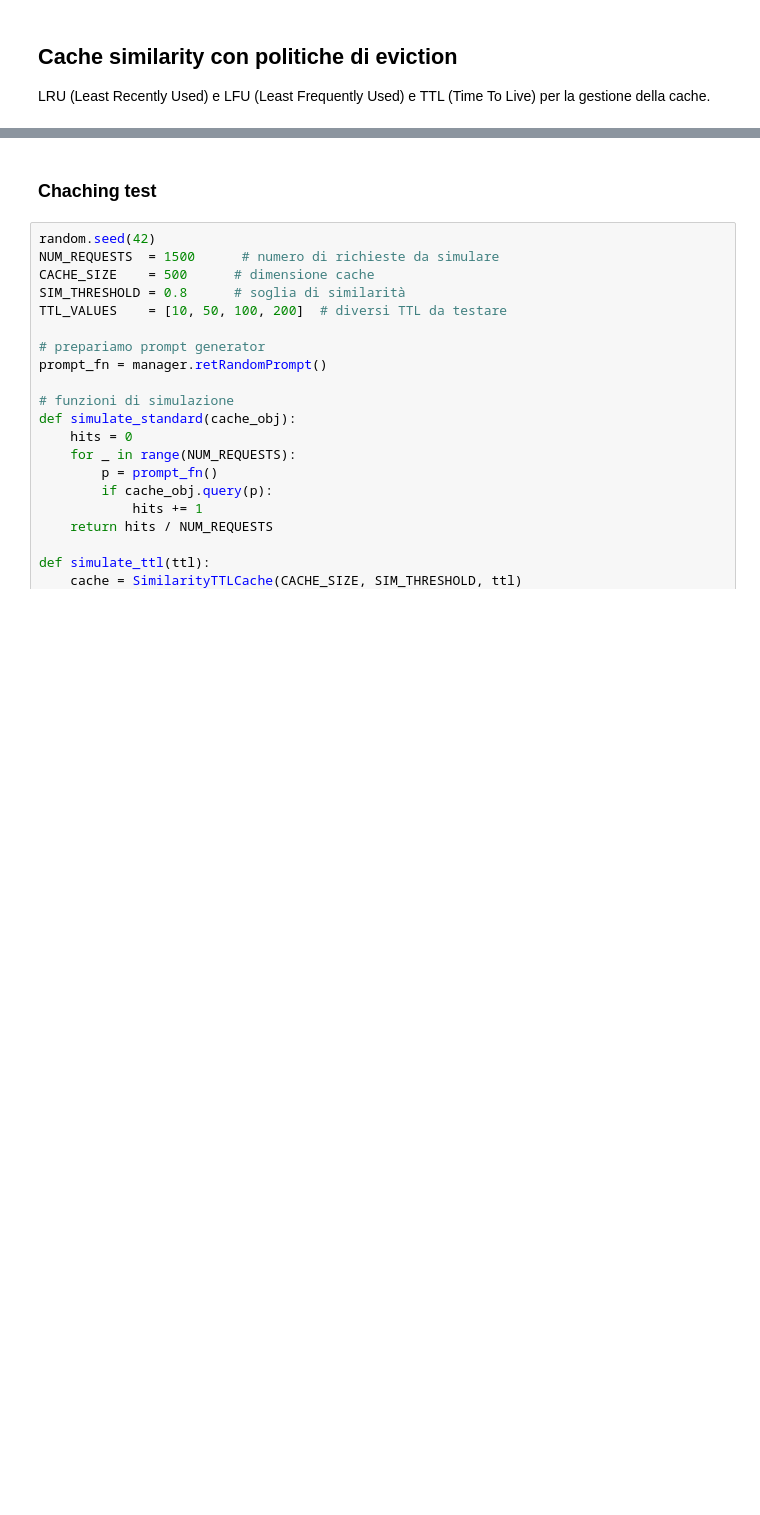
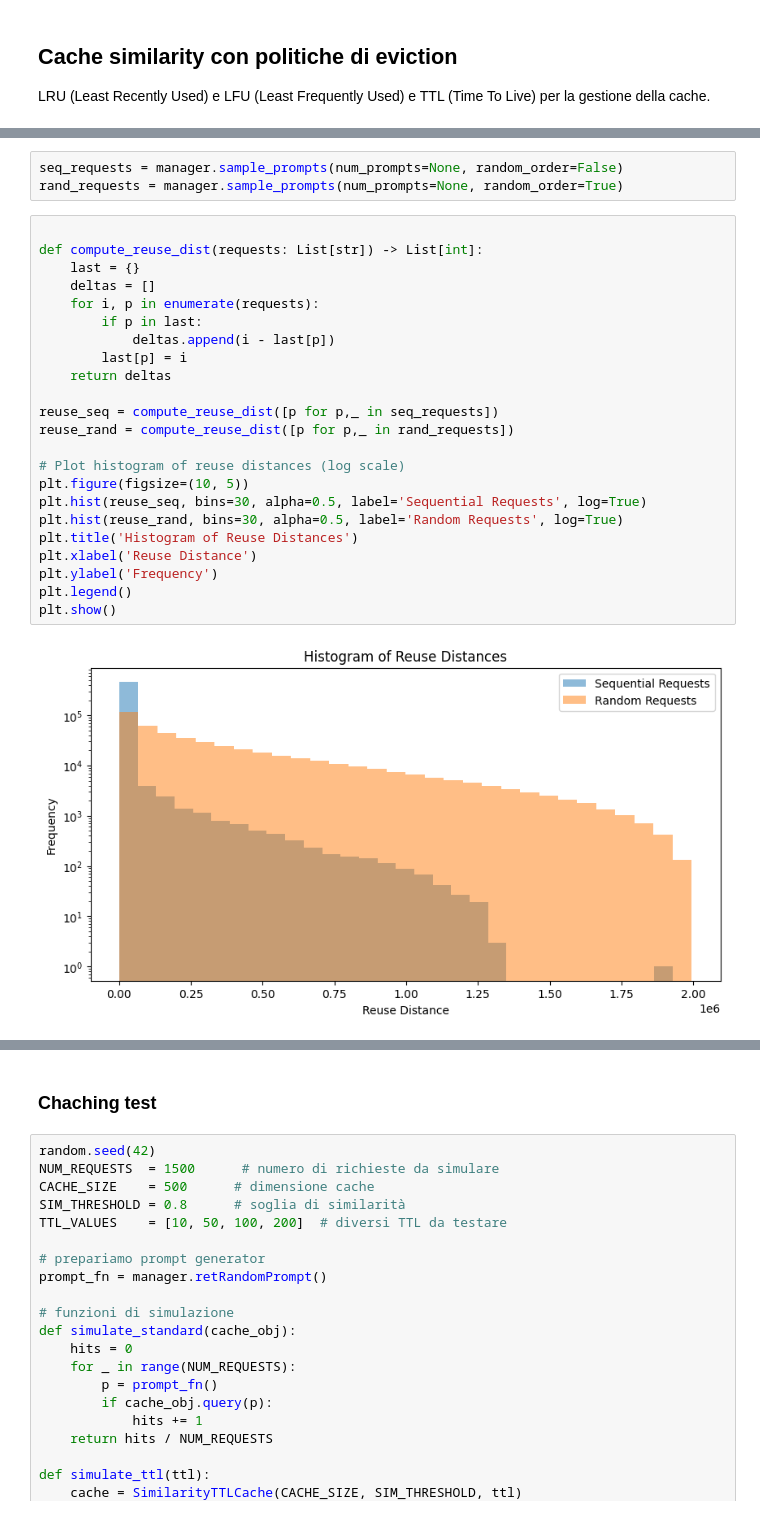
Before and after one commit to PtrTella/Inria, a Jupyter notebook: Code/OptimizedCache.ipynb, the cells around one changed output, grey strips where cells are left out. Cells and saved outputs as stored; diff of their text form; blank space fills up the shorter version.

```diff
--- a/Code/OptimizedCache.ipynb
+++ b/Code/OptimizedCache.ipynb
@@ -487,0 +652,28 @@ class SimilarityTTLCache:
+# %%
+seq_requests = manager.sample_prompts(num_prompts=None, random_order=False)
+rand_requests = manager.sample_prompts(num_prompts=None, random_order=True)
+# %%
+
+def compute_reuse_dist(requests: List[str]) -> List[int]:
+    last = {}
+    deltas = []
+    for i, p in enumerate(requests):
+        if p in last:
+            deltas.append(i - last[p])
+        last[p] = i
+    return deltas
+
+reuse_seq = compute_reuse_dist([p for p,_ in seq_requests])
+reuse_rand = compute_reuse_dist([p for p,_ in rand_requests])
+
+# Plot histogram of reuse distances (log scale)
+plt.figure(figsize=(10, 5))
+plt.hist(reuse_seq, bins=30, alpha=0.5, label='Sequential Requests', log=True)
+plt.hist(reuse_rand, bins=30, alpha=0.5, label='Random Requests', log=True)
+plt.title('Histogram of Reuse Distances')
+plt.xlabel('Reuse Distance')
+plt.ylabel('Frequency')
+plt.legend()
+plt.show()
+# %% [output]
+[figure, added]
```
Also changed, not shown: parts of 16 cells of this notebook.
